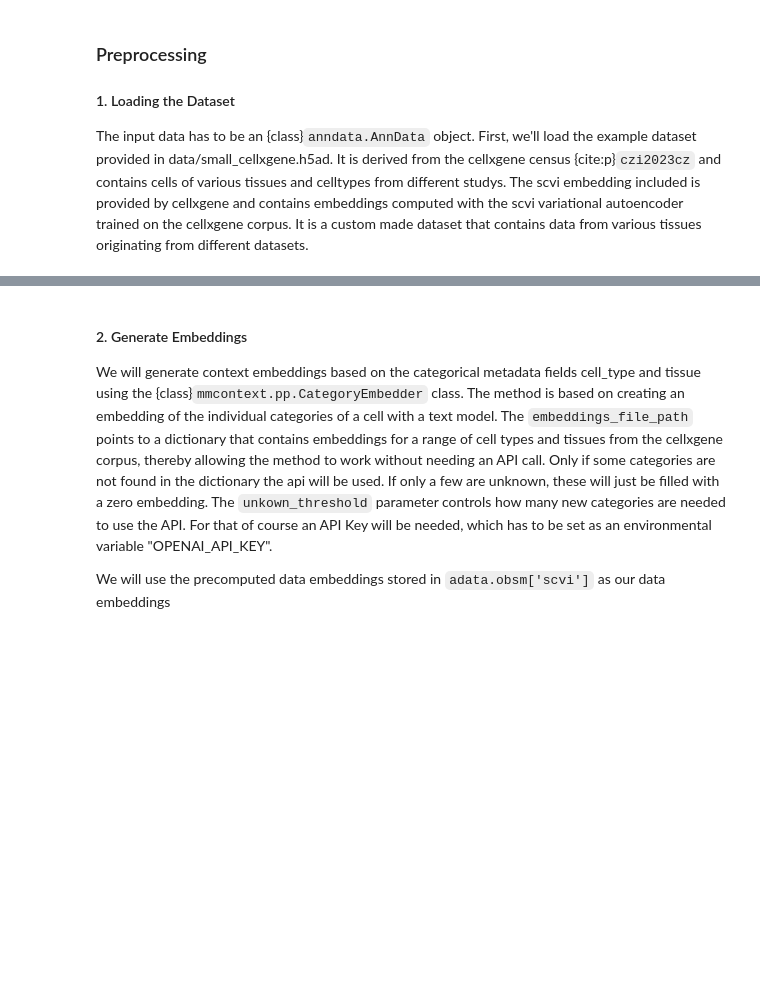
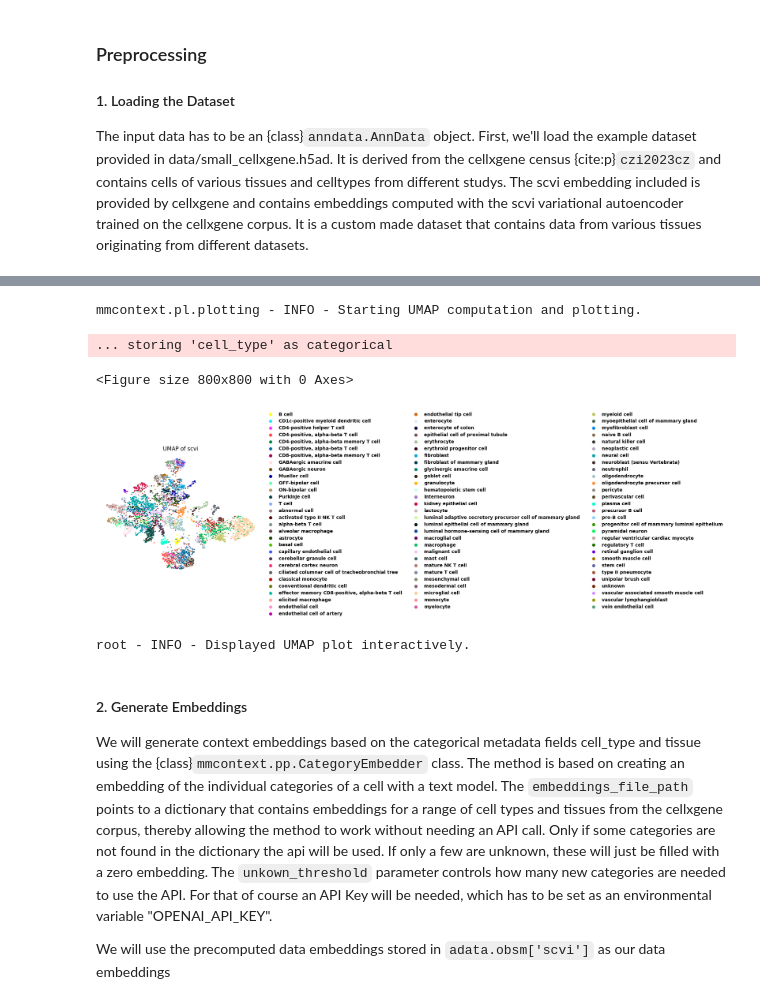
Before and after one commit to mengerj/mmcontext, a Jupyter notebook: docs/notebooks/example.ipynb, the cells around one changed output, grey strips where cells are left out. Saved outputs shown, nothing was run; the diff lists cells and outputs as text; code cells hidden in the pictures; blank space fills up the shorter version.

```diff
--- a/docs/notebooks/example.ipynb
+++ b/docs/notebooks/example.ipynb
@@ -25,6 +25,7 @@ The input data has to be an {class}`anndata.AnnData` object. First, we'll load t
 # %%
 # Import necessary libraries
 import anndata
+from mmcontext.pp.utils import consolidate_low_frequency_categories
 
 data_path = "../../data/test_data/small_cellxgene.h5ad"
 # Load the dataset
@@ -33,6 +34,10 @@ adata = anndata.read_h5ad(data_path)
 
 # Display basic information about the dataset
 print(adata)
+
+# remove cells with less than 10 appearances
+adata = consolidate_low_frequency_categories(adata, columns=["cell_type"], threshold=10, remove=True)
+print(f"After removing low frequency cells: {adata}")
 # %% [output]
 AnnData object with n_obs × n_vars = 5600 × 1000
     obs: 'soma_joinid', 'donor_id', 'disease', 'sex', 'dataset_id', 'cell_type', 'assay', 'tissue', 'cell_type_ontology_term_id', 'assay_ontology_term_id', 'tissue_ontology_term_id', 'suspension_type' ...
@@ -41,3 +50,13 @@ AnnData object with n_obs × n_vars = 5600 × 1000
+# %%
+from mmcontext.pl.plotting import plot_umap
+
+plot_umap(adata, color_group="cell_type", embedding_key="scvi", save_plot=False)
+# %% [output]
+mmcontext.pl.plotting - INFO - Starting UMAP computation and plotting.
+... storing 'cell_type' as categorical
+<Figure size 800x800 with 0 Axes>
+[figure, added]
+root - INFO - Displayed UMAP plot interactively.
 # %% [markdown]
 #### 2. Generate Embeddings
 
```
Also changed, not shown: parts of 16 cells of this notebook.
